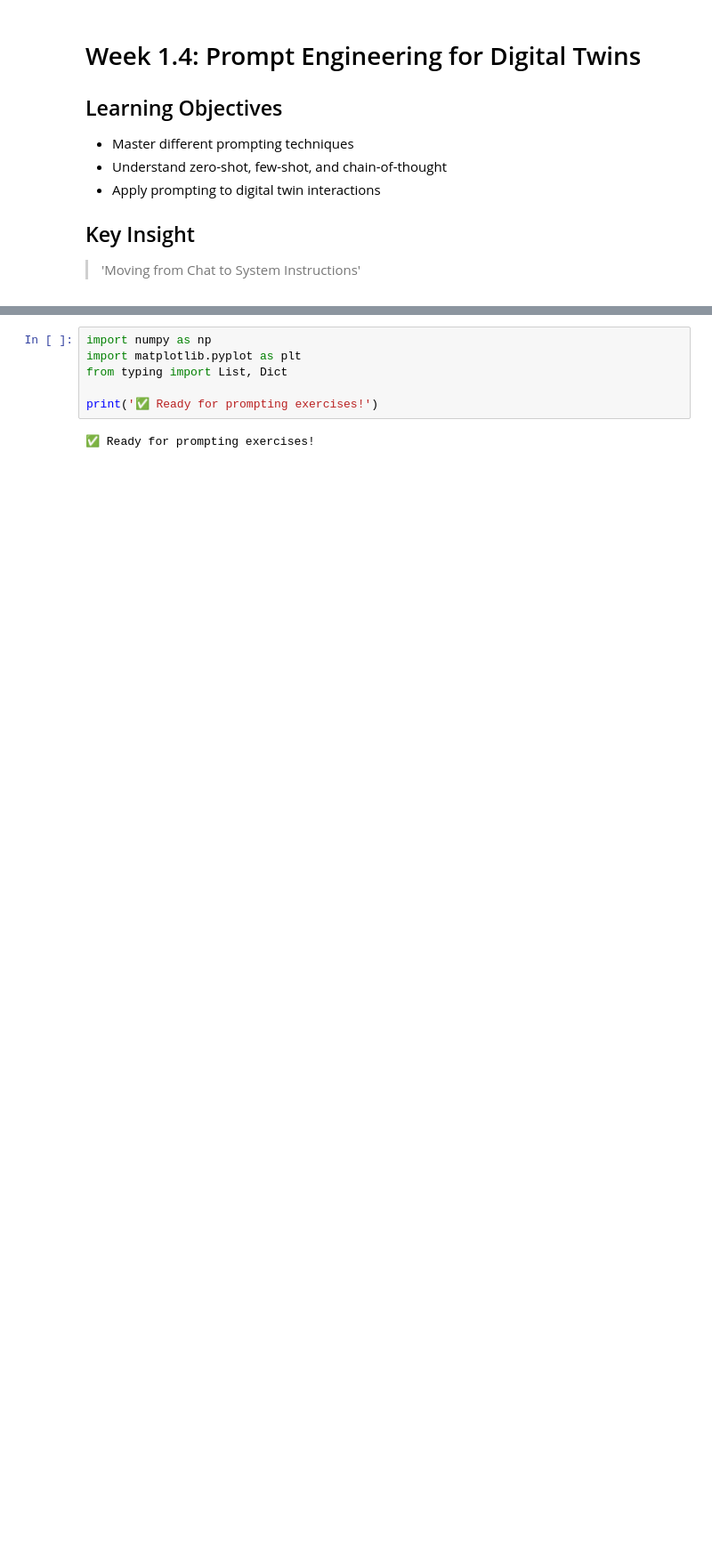
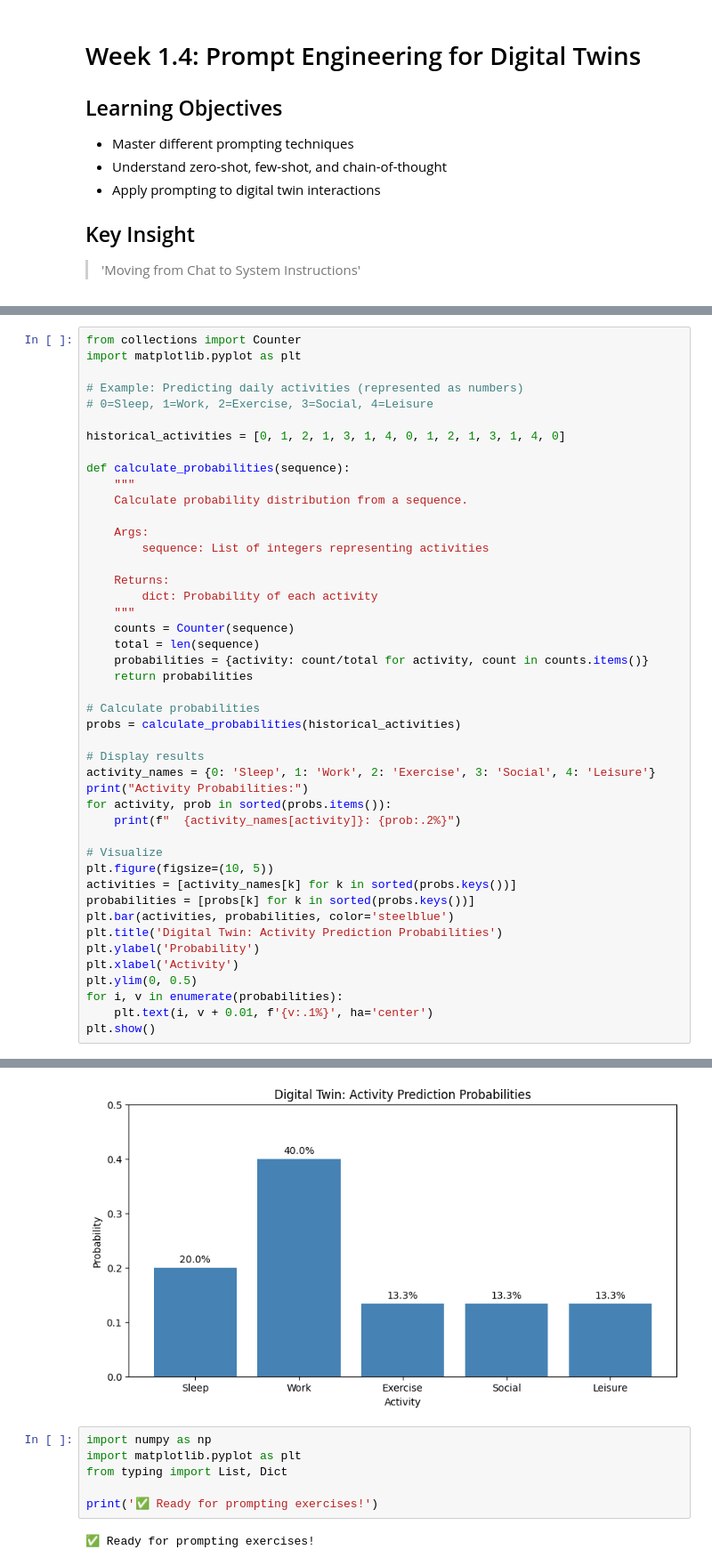
Before and after one commit to AsimobiChisomSandra/ATF_Training_Practice, a Jupyter notebook: 04_prompting_techniques.ipynb, the cells around one changed output, grey strips where cells are left out. Shown at 89% size. Saved outputs shown, nothing was run; the diff lists cells and outputs as text; blank space fills up the shorter version.

```diff
--- a/04_prompting_techniques.ipynb
+++ b/04_prompting_techniques.ipynb
@@ -10,0 +26,46 @@
+# %%
+from collections import Counter
+import matplotlib.pyplot as plt
+
+# Example: Predicting daily activities (represented as numbers)
+# 0=Sleep, 1=Work, 2=Exercise, 3=Social, 4=Leisure
+
+historical_activities = [0, 1, 2, 1, 3, 1, 4, 0, 1, 2, 1, 3, 1, 4, 0]
+
+def calculate_probabilities(sequence):
+    """
+    Calculate probability distribution from a sequence.
+
+    Args:
+        sequence: List of integers representing activities
+
+    Returns:
+        dict: Probability of each activity
+    """
+    counts = Counter(sequence)
+    total = len(sequence)
+    probabilities = {activity: count/total for activity, count in counts.items()}
+    return probabilities
+
+# Calculate probabilities
+probs = calculate_probabilities(historical_activities)
+
+# Display results
+activity_names = {0: 'Sleep', 1: 'Work', 2: 'Exercise', 3: 'Social', 4: 'Leisure'}
+print("Activity Probabilities:")
+for activity, prob in sorted(probs.items()):
+    print(f"  {activity_names[activity]}: {prob:.2%}")
+
+# Visualize
+plt.figure(figsize=(10, 5))
+activities = [activity_names[k] for k in sorted(probs.keys())]
+probabilities = [probs[k] for k in sorted(probs.keys())]
+plt.bar(activities, probabilities, color='steelblue')
+plt.title('Digital Twin: Activity Prediction Probabilities')
+plt.ylabel('Probability')
+plt.xlabel('Activity')
+plt.ylim(0, 0.5)
+for i, v in enumerate(probabilities):
+    plt.text(i, v + 0.01, f'{v:.1%}', ha='center')
+plt.show()
+# %% [output]
@@ -11,3 +78,4 @@
+[figure, added]
 # %%
 import numpy as np
 import matplotlib.pyplot as plt
```
Also changed, not shown: parts of 17 cells of this notebook.
